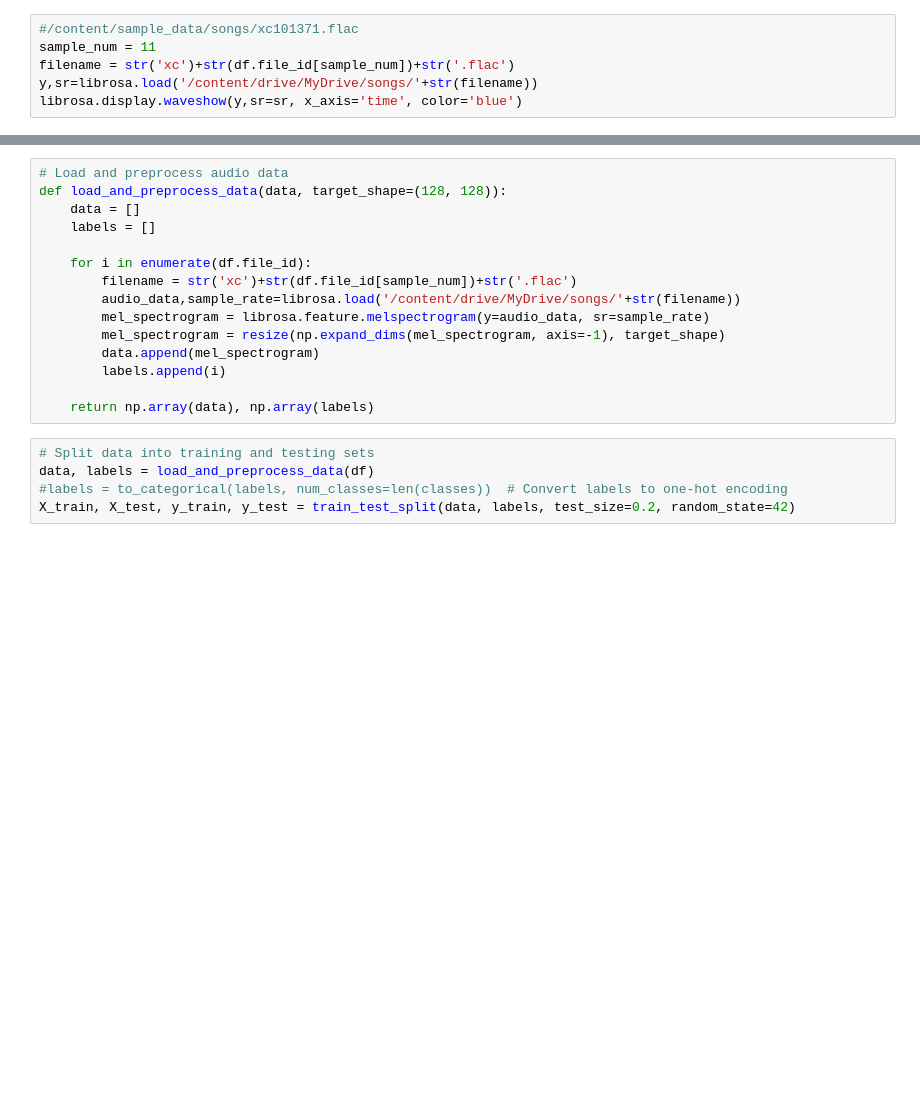
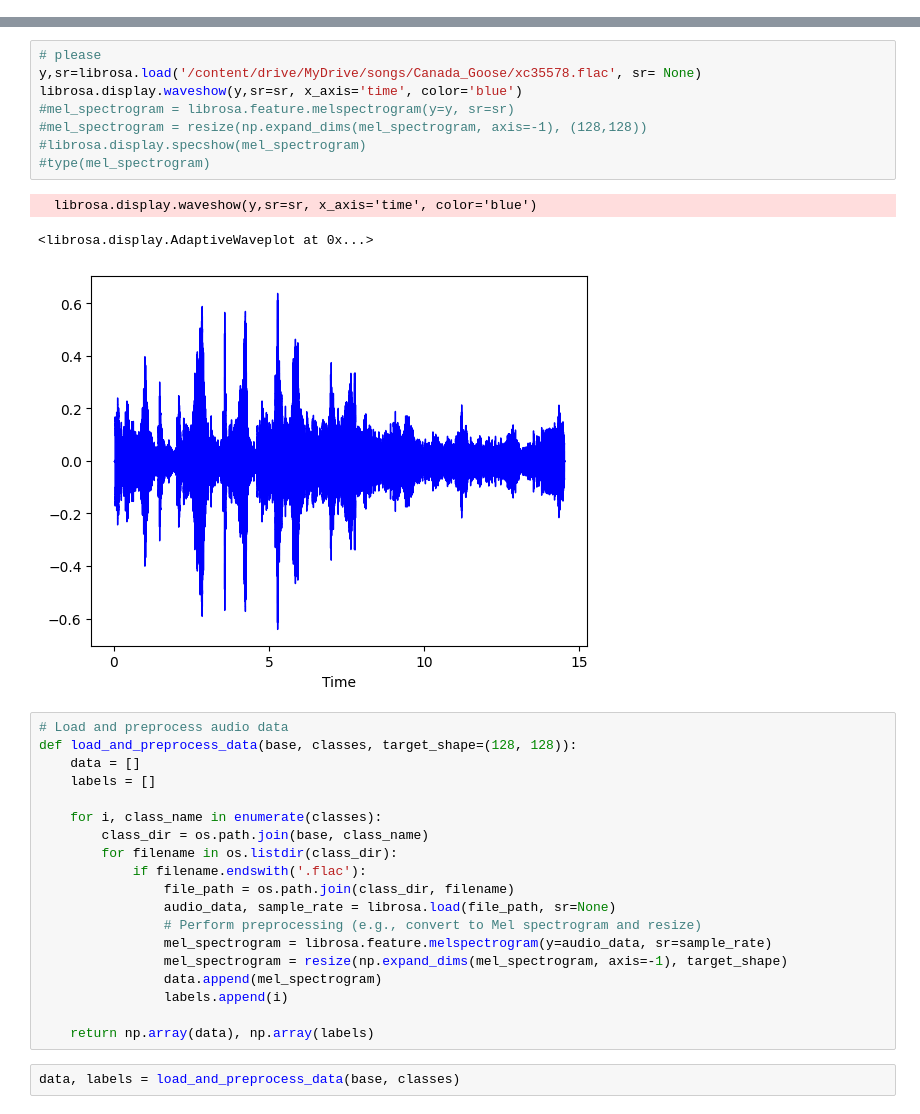
Before and after one commit to amiskinis26/DATA_3000-Project, a Jupyter notebook: DATA_3000_Project.ipynb, the cells around one changed output, grey strips where cells are left out. Saved outputs shown, nothing was run; the diff lists cells and outputs as text; blank space fills up the shorter version.

```diff
--- a/DATA_3000_Project.ipynb
+++ b/DATA_3000_Project.ipynb
@@ -21,9 +24,3 @@ df.head()
 | 2 | 35068 | Acanthis | flammea | Common Redpoll | Sander Bot | Netherlands | 52.8176 | 6.4326 | call, song | ... |
 | 3 | 82715 | Acrocephalus | palustris | Marsh Warbler | Dougie Preston | United Kingdom | 60.3539 | -1.2689 | Song | ... |
 | 4 | 64685 | Acrocephalus | palustris | Marsh Warbler | Dougie Preston | United Kingdom | 60.3539 | -1.2689 | Song | ... |
-# %%
-#/content/sample_data/songs/xc101371.flac
-sample_num = 11
-filename = str('xc')+str(df.file_id[sample_num])+str('.flac')
-y,sr=librosa.load('/content/drive/MyDrive/songs/'+str(filename))
-librosa.display.waveshow(y,sr=sr, x_axis='time', color='blue')
@@ -34,20 +114,33 @@ librosa.display.waveshow(y,sr=sr, x_axis='time', color='blue')
+# %%
+# please
+y,sr=librosa.load('/content/drive/MyDrive/songs/Canada_Goose/xc35578.flac', sr= None)
+librosa.display.waveshow(y,sr=sr, x_axis='time', color='blue')
+#mel_spectrogram = librosa.feature.melspectrogram(y=y, sr=sr)
+#mel_spectrogram = resize(np.expand_dims(mel_spectrogram, axis=-1), (128,128))
+#librosa.display.specshow(mel_spectrogram)
+#type(mel_spectrogram)
+# %% [output]
+  librosa.display.waveshow(y,sr=sr, x_axis='time', color='blue')
+<librosa.display.AdaptiveWaveplot at 0x...>
+[figure, added]
 # %%
 # Load and preprocess audio data
-def load_and_preprocess_data(data, target_shape=(128, 128)):
+def load_and_preprocess_data(base, classes, target_shape=(128, 128)):
     data = []
     labels = []
 
-    for i in enumerate(df.file_id):
-        filename = str('xc')+str(df.file_id[sample_num])+str('.flac')
-        audio_data,sample_rate=librosa.load('/content/drive/MyDrive/songs/'+str(filename))
-        mel_spectrogram = librosa.feature.melspectrogram(y=audio_data, sr=sample_rate)
-        mel_spectrogram = resize(np.expand_dims(mel_spectrogram, axis=-1), target_shape)
-        data.append(mel_spectrogram)
-        labels.append(i)
+    for i, class_name in enumerate(classes):
+        class_dir = os.path.join(base, class_name)
+        for filename in os.listdir(class_dir):
+            if filename.endswith('.flac'):
+                file_path = os.path.join(class_dir, filename)
+                audio_data, sample_rate = librosa.load(file_path, sr=None)
+                # Perform preprocessing (e.g., convert to Mel spectrogram and resize)
+                mel_spectrogram = librosa.feature.melspectrogram(y=audio_data, sr=sample_rate)
+                mel_spectrogram = resize(np.expand_dims(mel_spectrogram, axis=-1), target_shape)
+                data.append(mel_spectrogram)
+                labels.append(i)
 
     return np.array(data), np.array(labels)
-# %%
-# Split data into training and testing sets
-data, labels = load_and_preprocess_data(df)
-#labels = to_categorical(labels, num_classes=len(classes))  # Convert labels to one-hot encoding
-X_train, X_test, y_train, y_test = train_test_split(data, labels, test_size=0.2, random_state=42)
+# %%
+data, labels = load_and_preprocess_data(base, classes)
```
Also changed, not shown: parts of 22 cells of this notebook.
